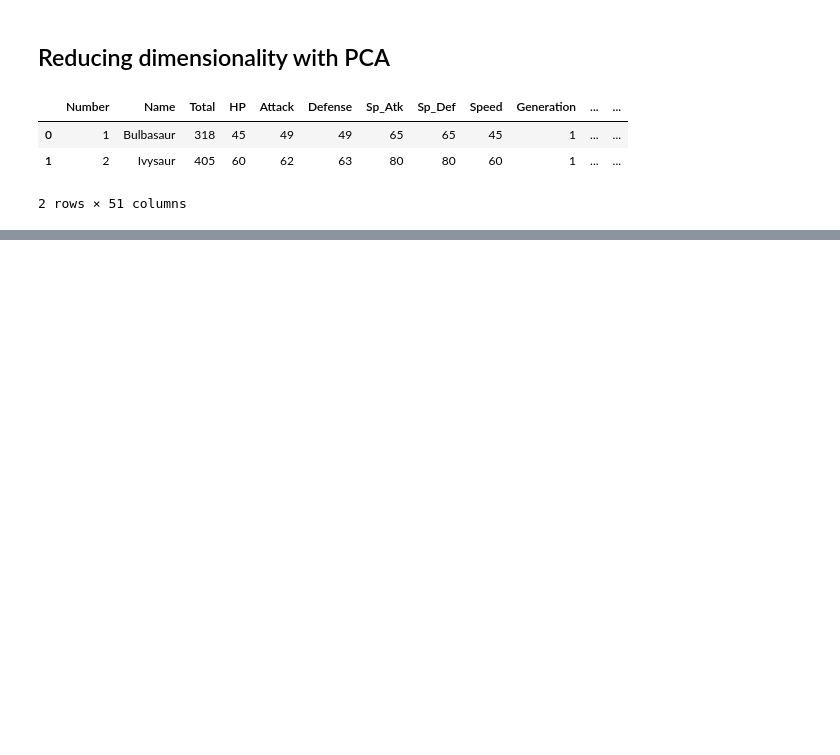
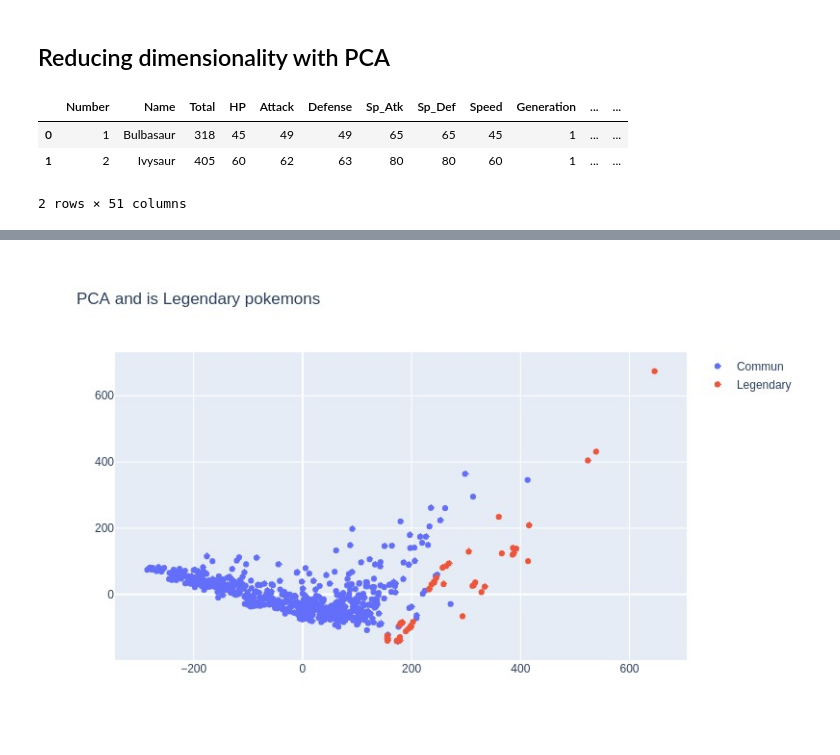
Before and after one commit to SergioSJS/data_science_portfolio, a Jupyter notebook: pokemon-data-analysing/poke_exploration.ipynb, the cells around one changed output, grey strips where cells are left out. Cells and saved outputs as stored; diff of their text form; code cells hidden in the pictures; blank space fills up the shorter version.

```diff
--- a/pokemon-data-analysing/poke_exploration.ipynb
+++ b/pokemon-data-analysing/poke_exploration.ipynb
@@ -578,0 +584,24 @@ Image(fig.to_image('jpg'))
+# %%
+# Plot PCA with print legendary and no legendary pokemons
+poke_dm_temp = poke_dm
+# no legendary
+trace1 = go.Scatter(x=poke_dm_temp[poke_dm_temp['isLegendary'] == False]['pca1'],
+                   y=poke_dm_temp[poke_dm_temp['isLegendary'] == False]['pca2'],
+                   mode='markers',
+                   text=poke_dm_temp[poke_dm_temp['isLegendary'] == False]['Name'],
+                   name='Commun'
+                  )
+# legendary
+trace2 = go.Scatter(x=poke_dm_temp[poke_dm_temp['isLegendary'] == True]['pca1'],
+                   y=poke_dm_temp[poke_dm_temp['isLegendary'] == True]['pca2'],
+                   mode='markers',
+                   text=poke_dm_temp[poke_dm_temp['isLegendary'] == True]['Name'],
+                   name='Legendary'
+                  )
+
+fig = go.Figure(data=[trace1, trace2])
+fig.update_layout(title='PCA and is Legendary pokemons',width=800, height=500, showlegend=True)
+#fig.show()
+Image(fig.to_image('jpg'))
+# %% [output]
+[figure, added]
```
Also changed, not shown: parts of 10 cells of this notebook.
